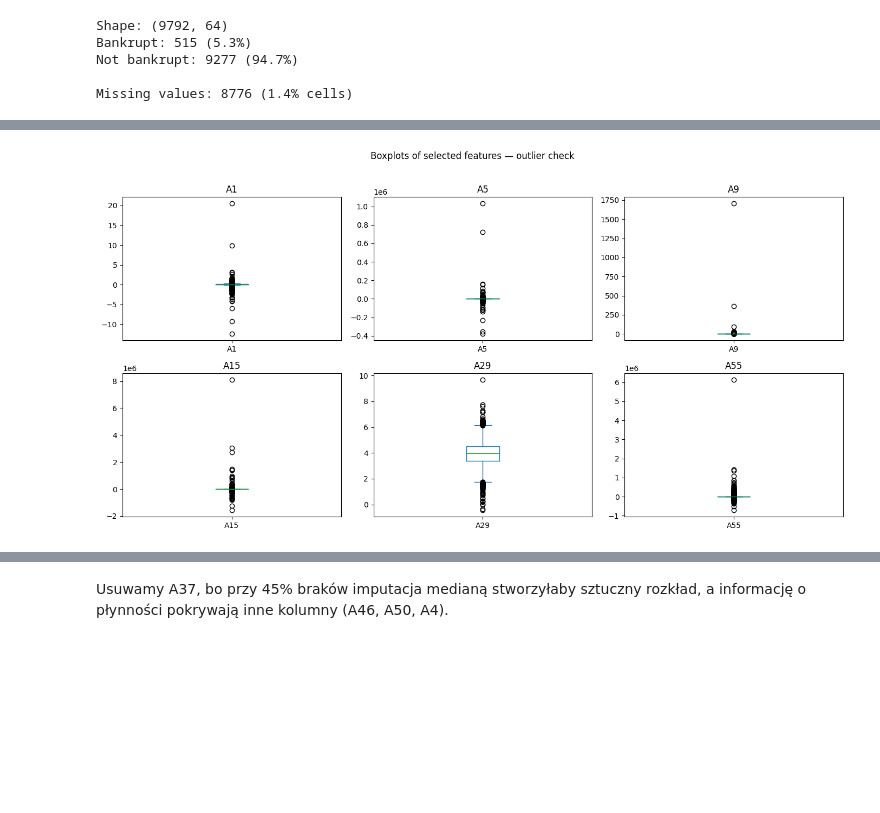
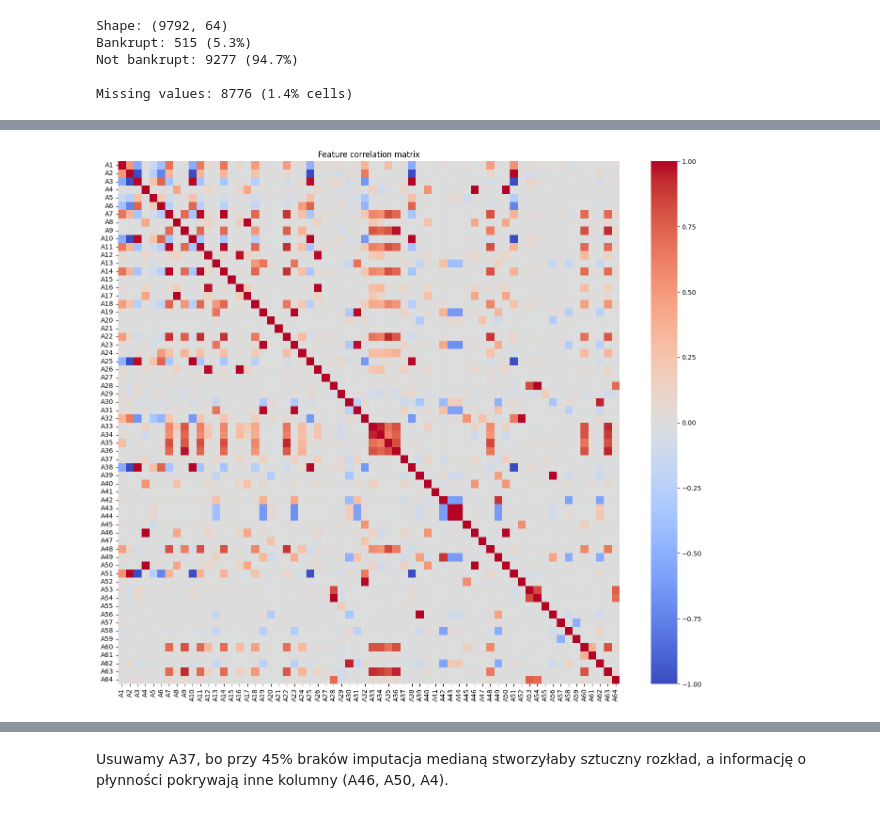
Before and after one commit to mikolaj-olesinski/Machine-Learning-PWR, a Jupyter notebook: lista1/lab1.ipynb, the cells around one changed output, grey strips where cells are left out. Cells and saved outputs as stored; diff of their text form; code cells hidden in the pictures; blank space fills up the shorter version.

```diff
--- a/lista1/lab1.ipynb
+++ b/lista1/lab1.ipynb
@@ -130,19 +136,11 @@ plt.show()
-# %%
-sample_cols = ['A1', 'A5', 'A9', 'A15', 'A29', 'A55']
-# A1  = net profit / total assets (powinien byc ~0-1)
-# A5  = cash flow ratio * 365 (ten z max=1mln)
-# A9  = sales / total assets
-# A15 = liabilities*365 / (profit+depreciation)
-# A29 = log(total assets) - jedyny logarytm
-# A55 = working capital (raw, not ratio)
-
-fig, axes = plt.subplots(2, 3, figsize=(14, 7))
-for ax, col in zip(axes.flatten(), sample_cols):
-    X[col].plot.box(ax=ax)
-    ax.set_title(col)
-
-plt.suptitle('Boxplots of selected features — outlier check', y=1.02)
-plt.tight_layout()
-plt.show()
-# %% [output]
-[figure, removed]
+# %%
+corr = X.corr()
+
+plt.figure(figsize=(14, 12))
+sns.heatmap(corr, cmap='coolwarm', center=0, vmin=-1, vmax=1,
+            xticklabels=True, yticklabels=True, linewidths=0)
+plt.title('Feature correlation matrix')
+plt.tight_layout()
+plt.show()
+# %% [output]
+[figure, added]
```
Also changed, not shown: parts of 47 cells of this notebook, 3 other files.
